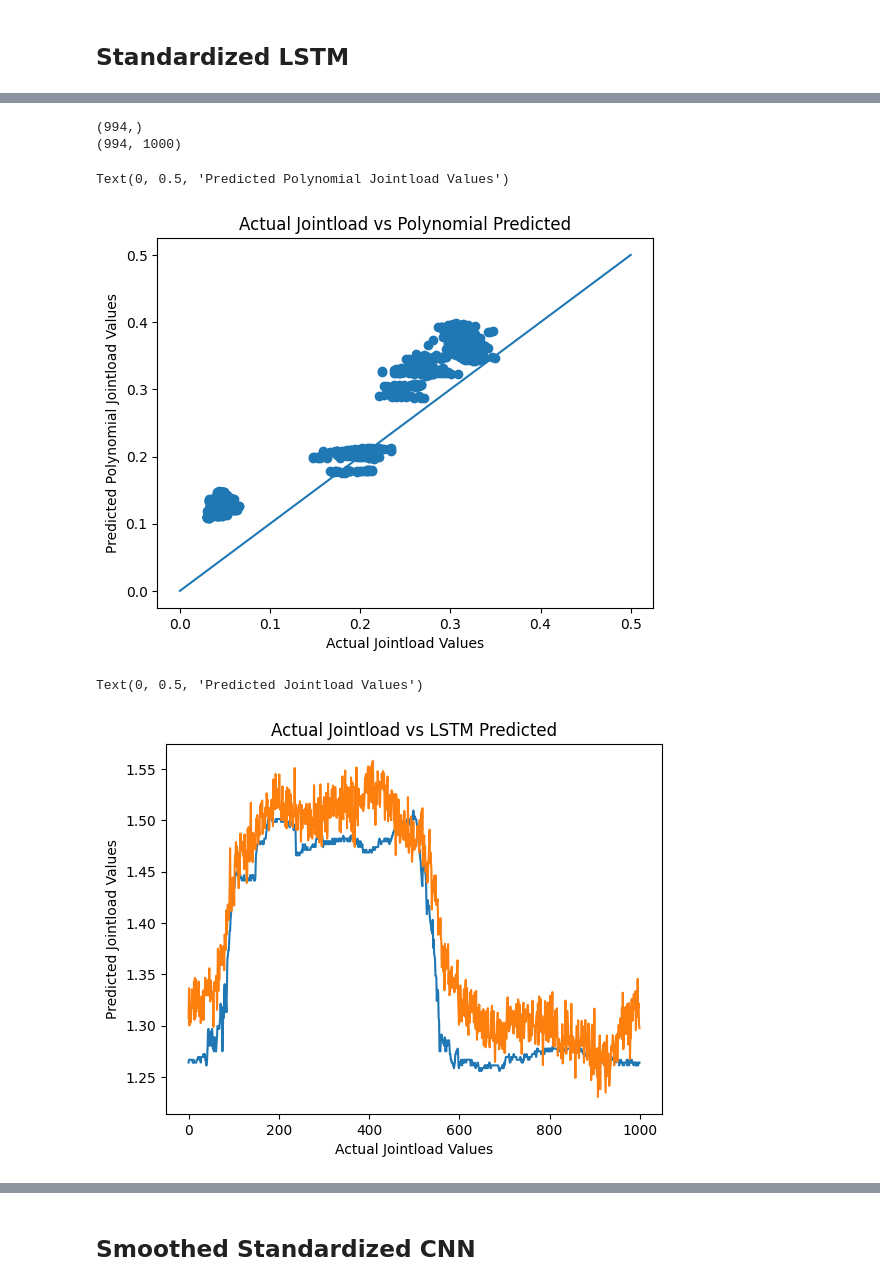
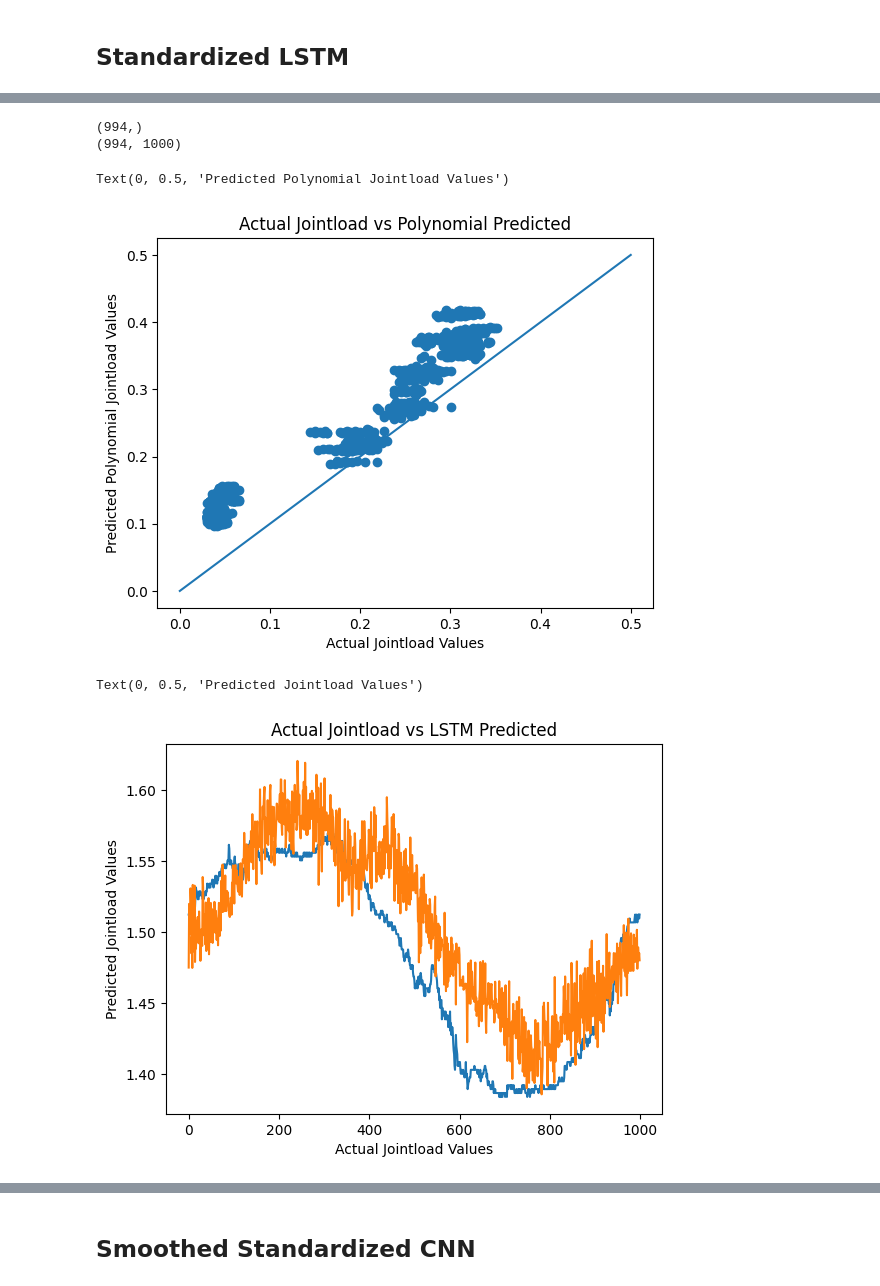
Before and after one commit to Jcollins2021/Jointload-Project, a Jupyter notebook: data_analysis.ipynb, the cells around one changed output, grey strips where cells are left out. Saved outputs shown, nothing was run; the diff lists cells and outputs as text; code cells hidden in the pictures.

```diff
--- a/data_analysis.ipynb
+++ b/data_analysis.ipynb
@@ -1185,14 +1187,15 @@ print(len(standardized_train_data[0][0]))
 # %%
 standardized_cnn = Sequential([
     Input((1000, 2)),
-    Conv1D(128, kernel_size=3, input_shape=(1000, 2)),
+    Conv1D(64, kernel_size=3, activation='relu'),
     MaxPooling1D(pool_size = 2),
-    Conv1D(64, kernel_size=3),
+    Conv1D(128, kernel_size=3, activation='relu'),
     MaxPooling1D(pool_size = 2),
-    Conv1D(64, kernel_size=3),
-    MaxPooling1D(pool_size = 2),
+    # Conv1D(128, kernel_size=3),
+    # MaxPooling1D(pool_size = 2),
     Flatten(),
-    Dense(128, activation='linear'),
+    Dense(64, activation='relu'),
+    Dense(128, activation='relu'),
     Dense(1000, activation='linear'),
 ])
 # Adam(learning_rate=0.0001)  tf.keras.losses.Huber(delta=1.0)
@@ -1223,11 +1228,11 @@ Model: "sequential_11"
  Non-trainable params: 0 (0.00 B)
 # %%
-standardized_cnn.fit(standardized_train_data, standardized_train_result, epochs=100, batch_size=10, validation_split=0.3)
+standardized_cnn.fit(standardized_train_data, standardized_train_result, epochs=50, batch_size=5, validation_split=0.2)
 
 # standardized_cnn_loss, standardized_cnn_mae = standardized_cnn.evaluate(combined_standardized_interpolated_data, results)
 # print(f"Loss: {cnn_loss}, MAE: {cnn_mae}")
 
 # Predict using the model
 standardized_cnn_predictions = standardized_cnn.predict(standardized_test_data)
-print("Predictions:", standardized_cnn_predictions)
+# print("Predictions:", standardized_cnn_predictions)
 # %% [output]
@@ -1296,6 +1310,6 @@ standardized_lstm = Sequential([
     Dense(1000)
 ])
 
-standardized_lstm.compile(optimizer='adam', loss='mse')
+standardized_lstm.compile(optimizer='adam', loss='mae')
 standardized_lstm.summary()
 # %% [output]
@@ -1360,17 +1374,17 @@ plt.ylabel("Predicted Polynomial Jointload Values")
 (994,)
 (994, 1000)
 Text(0, 0.5, 'Predicted Polynomial Jointload Values')
-[figure, old version]
+[figure, new version]
 # %%
-values = 40
-plt.plot(np.arange(0, 1000), standardized_test_result[values])
-plt.plot(np.arange(0, 1000), standardized_lstm_predictions[values])
+values = 700
+plt.plot(np.arange(0, 1000), standardized_test_result[values], label = 'Actual')
+plt.plot(np.arange(0, 1000), standardized_lstm_predictions[values], label = 'Predicted')
 plt.title("Actual Jointload vs LSTM Predicted")
 plt.xlabel("Actual Jointload Values")
 plt.ylabel("Predicted Jointload Values")
 # %% [output]
 Text(0, 0.5, 'Predicted Jointload Values')
-[figure, old version]
+[figure, new version]
 # %%
 standardized_predicted_differences = get_individual_distances(standardized_test_result, standardized_lstm_predictions)
 plt.plot(np.arange(0, 1000), standardized_predicted_differences)
```
Also changed, not shown: parts of 39 cells of this notebook, 2 other files.
